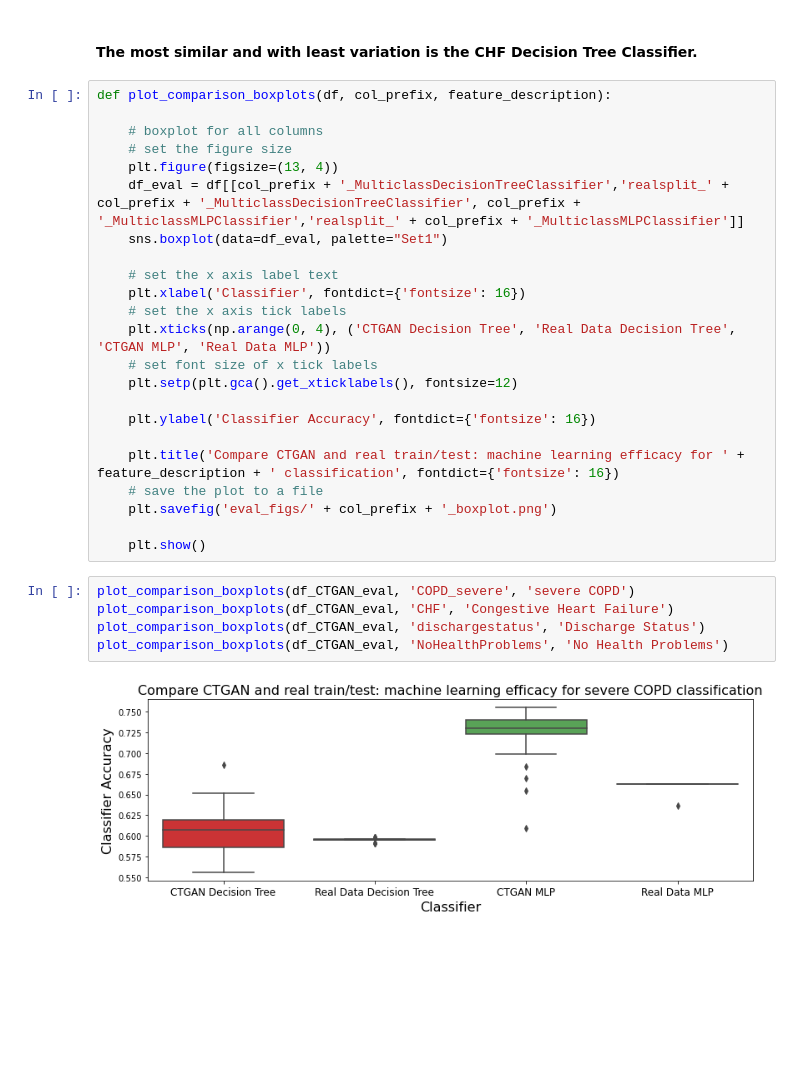
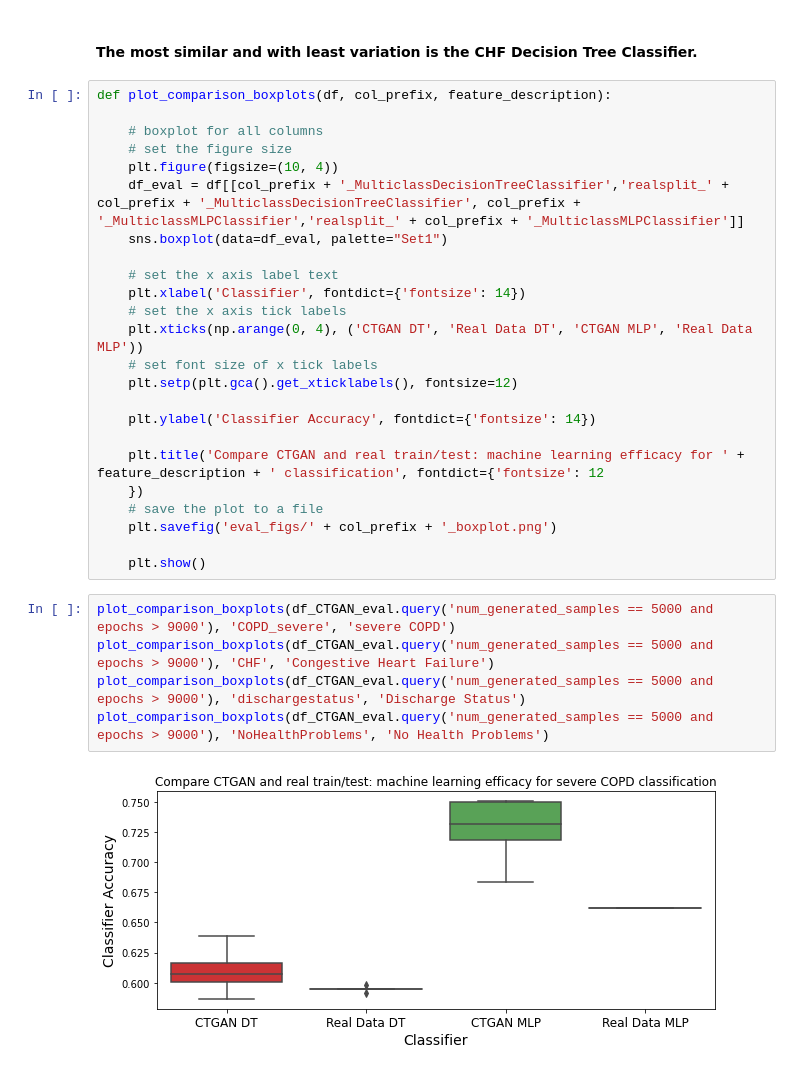
Before and after one commit to dianamJLAB/DS6050, a Jupyter notebook: CTGAN_Distribution/test_CTGAN_eICU.ipynb, the cells around one changed output. Drawn from its saved outputs; the diff is of its cells as text; blank space fills up the shorter version.

Commit message:
discGAN and CTGAN evaluation

```diff
--- a/CTGAN_Distribution/test_CTGAN_eICU.ipynb
+++ b/CTGAN_Distribution/test_CTGAN_eICU.ipynb
@@ -317,28 +321,29 @@ def plot_comparison_boxplots(df, col_prefix, feature_description):
 
     # boxplot for all columns
     # set the figure size
-    plt.figure(figsize=(13, 4))
+    plt.figure(figsize=(10, 4))
     df_eval = df[[col_prefix + '_MulticlassDecisionTreeClassifier','realsplit_' + col_prefix + '_MulticlassDecisionTreeClassifier', col_prefix + '_MulticlassMLPClassifier','realsplit_' + col_prefix + '_MulticlassMLPClassifier']]
     sns.boxplot(data=df_eval, palette="Set1")
 
     # set the x axis label text
-    plt.xlabel('Classifier', fontdict={'fontsize': 16})
+    plt.xlabel('Classifier', fontdict={'fontsize': 14})
     # set the x axis tick labels
-    plt.xticks(np.arange(0, 4), ('CTGAN Decision Tree', 'Real Data Decision Tree', 'CTGAN MLP', 'Real Data MLP'))
+    plt.xticks(np.arange(0, 4), ('CTGAN DT', 'Real Data DT', 'CTGAN MLP', 'Real Data MLP'))
     # set font size of x tick labels
     plt.setp(plt.gca().get_xticklabels(), fontsize=12)
 
-    plt.ylabel('Classifier Accuracy', fontdict={'fontsize': 16})
+    plt.ylabel('Classifier Accuracy', fontdict={'fontsize': 14})
 
-    plt.title('Compare CTGAN and real train/test: machine learning efficacy for ' + feature_description + ' classification', fontdict={'fontsize': 16})
+    plt.title('Compare CTGAN and real train/test: machine learning efficacy for ' + feature_description + ' classification', fontdict={'fontsize': 12
+    })
     # save the plot to a file
     plt.savefig('eval_figs/' + col_prefix + '_boxplot.png')
 
     plt.show()
 # %%
-plot_comparison_boxplots(df_CTGAN_eval, 'COPD_severe', 'severe COPD')
-plot_comparison_boxplots(df_CTGAN_eval, 'CHF', 'Congestive Heart Failure')
-plot_comparison_boxplots(df_CTGAN_eval, 'dischargestatus', 'Discharge Status')
-plot_comparison_boxplots(df_CTGAN_eval, 'NoHealthProblems', 'No Health Problems')
+plot_comparison_boxplots(df_CTGAN_eval.query('num_generated_samples == 5000 and epochs > 9000'), 'COPD_severe', 'severe COPD')
+plot_comparison_boxplots(df_CTGAN_eval.query('num_generated_samples == 5000 and epochs > 9000'), 'CHF', 'Congestive Heart Failure')
+plot_comparison_boxplots(df_CTGAN_eval.query('num_generated_samples == 5000 and epochs > 9000'), 'dischargestatus', 'Discharge Status')
+plot_comparison_boxplots(df_CTGAN_eval.query('num_generated_samples == 5000 and epochs > 9000'), 'NoHealthProblems', 'No Health Problems')
 # %% [output]
-[figure, old version]
+[figure, new version]
```
Also changed, not shown: parts of 12 cells of this notebook, 26 other files.
